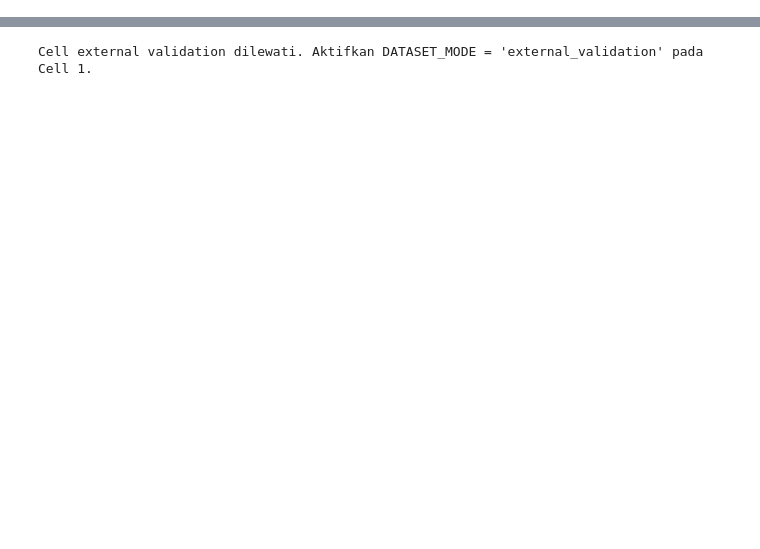
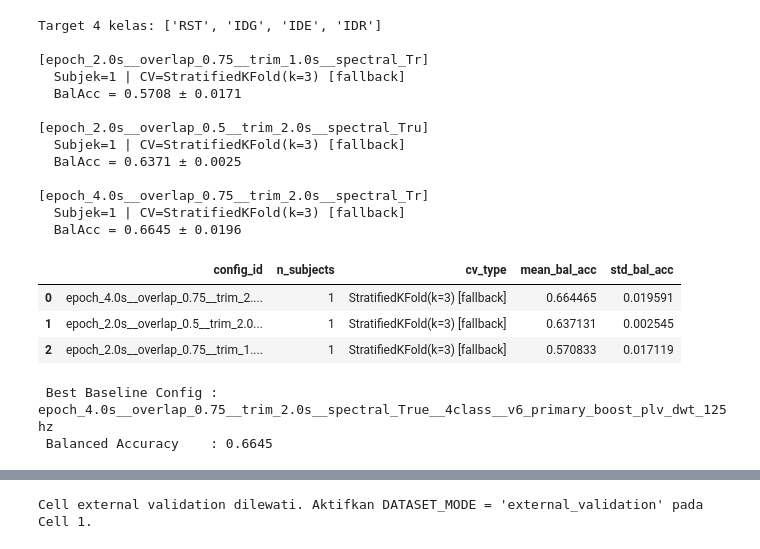
Before and after one commit to Ersaoktaviannn/eeg-creative-state-classifier, a Jupyter notebook: EEG_Primary.ipynb, the cells around one changed output, grey strips where cells are left out. Cells and saved outputs as stored; diff of their text form; code cells hidden in the pictures; blank space fills up the shorter version.

Commit message:
add more robustness accuracy for primary dataset

```diff
--- a/EEG_Primary.ipynb
+++ b/EEG_Primary.ipynb
@@ -687,0 +926,79 @@ MODEL TERSIMPAN DI: /content/drive/MyDrive/Creativity-Dataset/output/knn_model__
+# %%
+# ============================================================
+# CELL 7 — KNN BASELINE
+# ============================================================
+import numpy as np
+import pandas as pd
+from sklearn.neighbors import KNeighborsClassifier
+from sklearn.model_selection import GroupKFold, StratifiedKFold, cross_val_score
+from sklearn.preprocessing import RobustScaler
+
+print(f"Target 4 kelas: {TARGET_LABELS}\n")
+
+baseline_results = []
+
+for ident, df in feature_tables.items():
+    X      = df[ALL_FEATURE_COLUMNS].fillna(0).values
+    y      = df["label"].values
+    groups = df["group_id"].values
+
+    n_groups = len(np.unique(groups))
+
+    scaler   = RobustScaler()
+    X_scaled = scaler.fit_transform(X)
+    knn      = KNeighborsClassifier(n_neighbors=5, weights="distance")
+
+    # ─ Pilih CV yang tidak bocor antar subjek ──────────────────────────
+    if n_groups >= 5:
+        cv      = GroupKFold(n_splits=min(5, n_groups))
+        scores  = cross_val_score(knn, X_scaled, y, cv=cv, groups=groups,
+                                   scoring="balanced_accuracy")
+        cv_type = f"GroupKFold(k={min(5, n_groups)})"
+    else:
+        cv      = StratifiedKFold(n_splits=3, shuffle=True,
+                                   random_state=RANDOM_STATE)
+        scores  = cross_val_score(knn, X_scaled, y, cv=cv,
+                                   scoring="balanced_accuracy")
+        cv_type = "StratifiedKFold(k=3) [fallback]"
+
+    baseline_results.append({
+        "config_id":    ident,
+        "n_subjects":   n_groups,
+        "cv_type":      cv_type,
+        "mean_bal_acc": np.mean(scores),
+        "std_bal_acc":  np.std(scores),
+    })
+    print(f"[{ident[:48]:48s}]")
+    print(f"  Subjek={n_groups} | CV={cv_type}")
+    print(f"  BalAcc = {np.mean(scores):.4f} ± {np.std(scores):.4f}\n")
+
+baseline_df = (pd.DataFrame(baseline_results)
+                 .sort_values("mean_bal_acc", ascending=False)
+                 .reset_index(drop=True))
+display(baseline_df)
+
+best_res       = baseline_df.iloc[0]
+BEST_CONFIG_ID = best_res["config_id"]
+best_cols      = ALL_FEATURE_COLUMNS.copy()
+print(f"\n Best Baseline Config : {BEST_CONFIG_ID}")
+print(f" Balanced Accuracy    : {best_res['mean_bal_acc']:.4f}")
+# %% [output]
+Target 4 kelas: ['RST', 'IDG', 'IDE', 'IDR']
+
+[epoch_2.0s__overlap_0.75__trim_1.0s__spectral_Tr]
+  Subjek=1 | CV=StratifiedKFold(k=3) [fallback]
+  BalAcc = 0.5708 ± 0.0171
+
+[epoch_2.0s__overlap_0.5__trim_2.0s__spectral_Tru]
+  Subjek=1 | CV=StratifiedKFold(k=3) [fallback]
+  BalAcc = 0.6371 ± 0.0025
+
+[epoch_4.0s__overlap_0.75__trim_2.0s__spectral_Tr]
+  Subjek=1 | CV=StratifiedKFold(k=3) [fallback]
+  BalAcc = 0.6645 ± 0.0196
+|  | config_id | n_subjects | cv_type | mean_bal_acc | std_bal_acc |
+| 0 | epoch_4.0s__overlap_0.75__trim_2.... | 1 | StratifiedKFold(k=3) [fallback] | 0.664465 | 0.019591 |
+| 1 | epoch_2.0s__overlap_0.5__trim_2.0... | 1 | StratifiedKFold(k=3) [fallback] | 0.637131 | 0.002545 |
+| 2 | epoch_2.0s__overlap_0.75__trim_1.... | 1 | StratifiedKFold(k=3) [fallback] | 0.570833 | 0.017119 |
+ Best Baseline Config : epoch_4.0s__overlap_0.75__trim_2.0s__spectral_True__4class__v6_primary_boost_plv_dwt_125hz
+ Balanced Accuracy    : 0.6645
```
Also changed, not shown: parts of 17 cells of this notebook.
